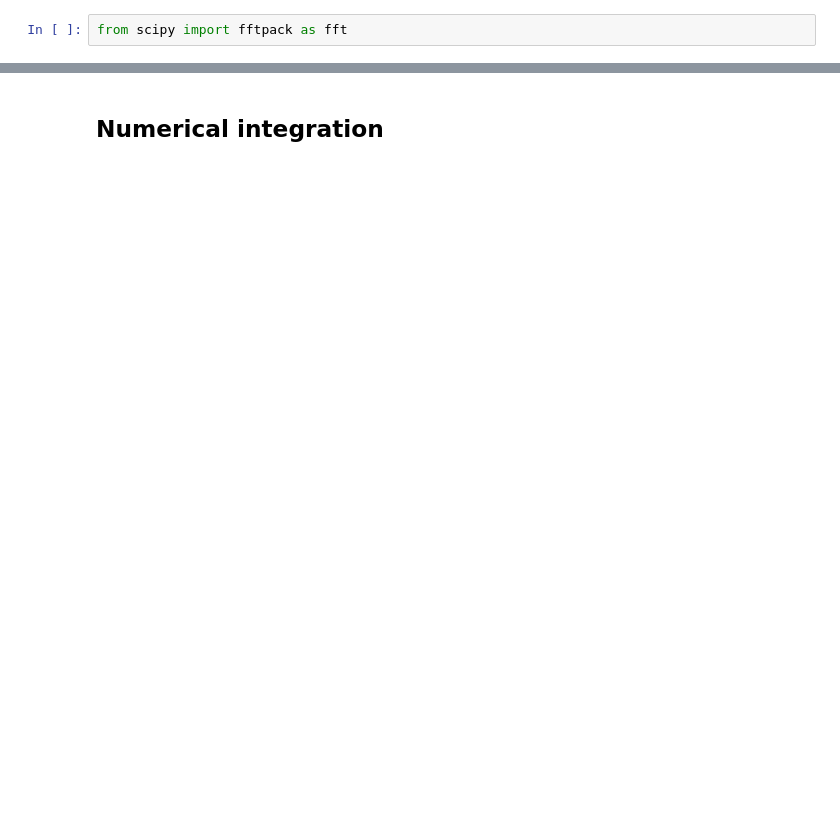
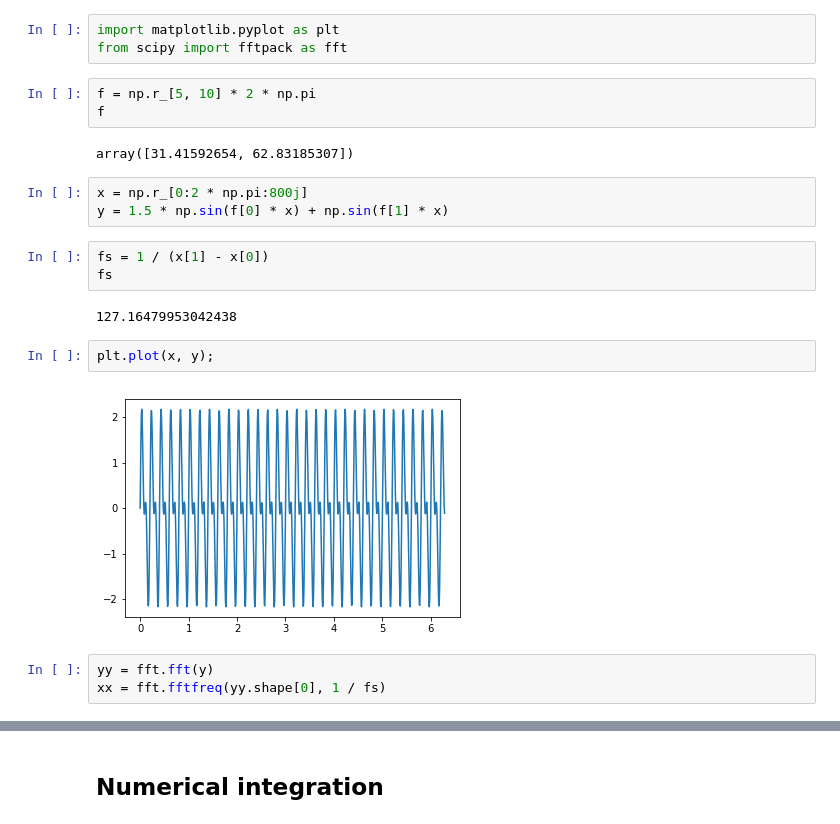
Before and after one commit to bozso/python_course, a Jupyter notebook: notebooks/scipy.ipynb, the cells around one changed output, grey strips where cells are left out. Saved outputs shown, nothing was run; the diff lists cells and outputs as text; blank space fills up the shorter version.

```diff
--- a/notebooks/scipy.ipynb
+++ b/notebooks/scipy.ipynb
@@ -14,2 +34,23 @@ We will look at some selected examples.
 # %%
+import matplotlib.pyplot as plt
 from scipy import fftpack as fft
+# %%
+f = np.r_[5, 10] * 2 * np.pi
+f
+# %% [output]
+array([31.41592654, 62.83185307])
+# %%
+x = np.r_[0:2 * np.pi:800j]
+y = 1.5 * np.sin(f[0] * x) + np.sin(f[1] * x)
+# %%
+fs = 1 / (x[1] - x[0])
+fs
+# %% [output]
+127.16479953042438
+# %%
+plt.plot(x, y);
+# %% [output]
+[figure, added]
+# %%
+yy = fft.fft(y)
+xx = fft.fftfreq(yy.shape[0], 1 / fs)
```
Also changed, not shown: parts of 38 cells of this notebook, 1 other file.
